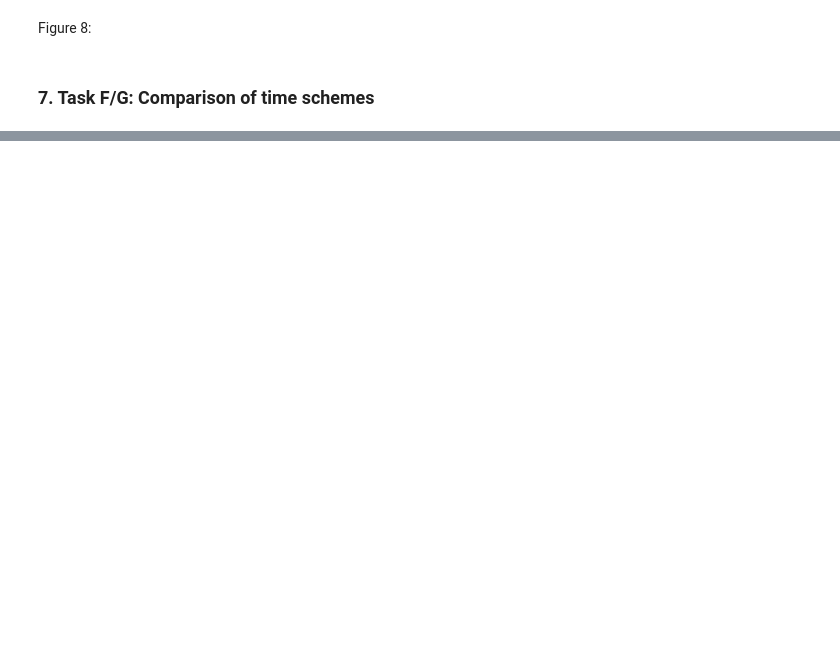
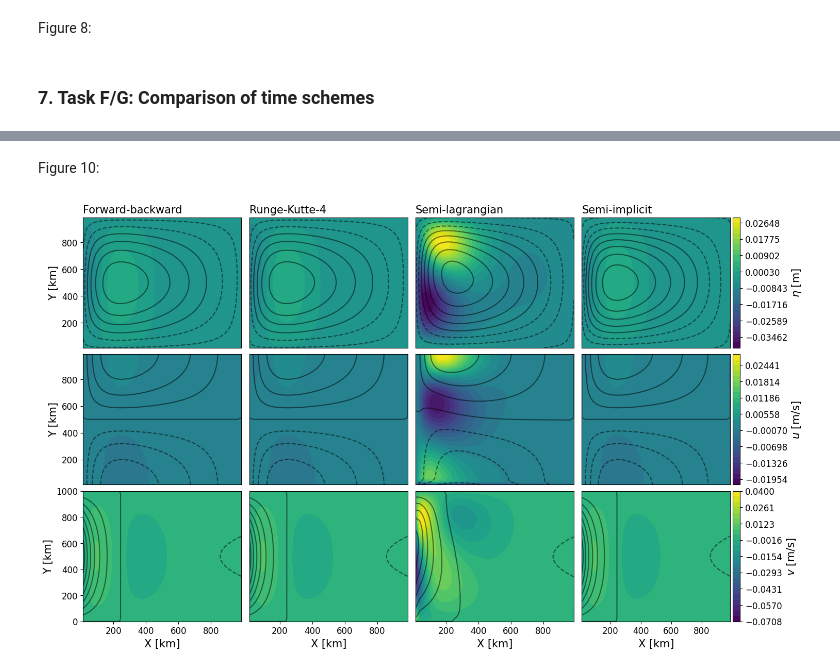
Before and after one commit to mnridao/MTMW14-Assignment-2, a Jupyter notebook: assignment2.ipynb, the cells around one changed output, grey strips where cells are left out. Cells and saved outputs as stored; diff of their text form; code cells hidden in the pictures; blank space fills up the shorter version.

```diff
--- a/assignment2.ipynb
+++ b/assignment2.ipynb
@@ -74,0 +163,6 @@ x
+# %% [markdown]
+Figure 10:
+# %%
+assign2.runTaskF3()
+# %% [output]
+[figure, added]
```
Also changed, not shown: parts of 49 cells of this notebook, 6 other files.
